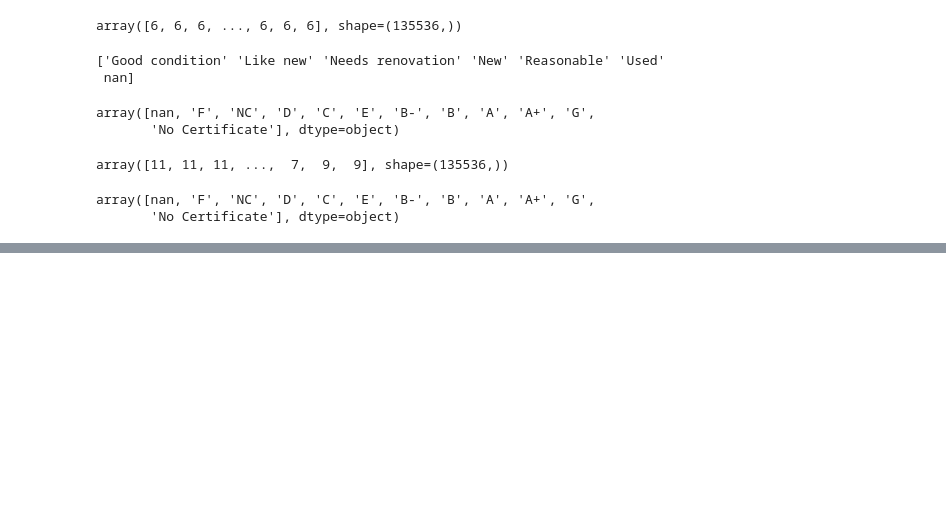
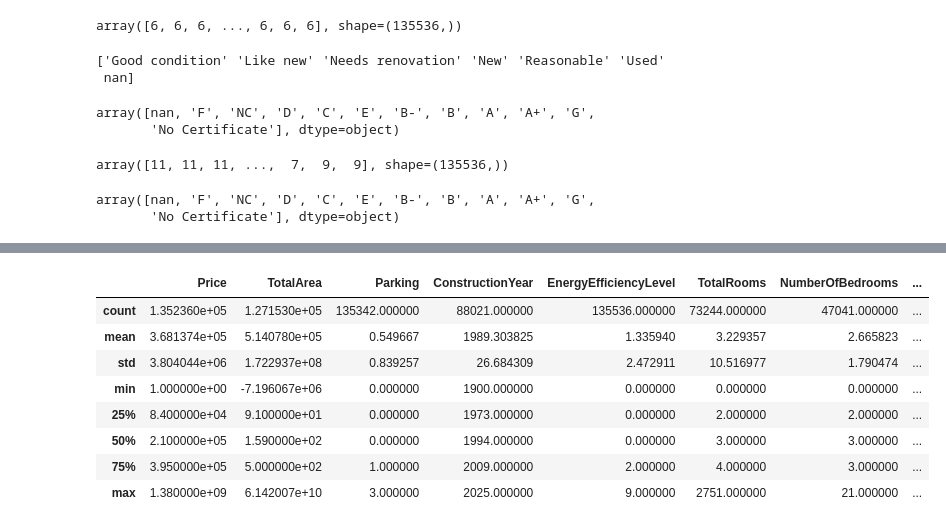
Before and after one commit to Mankz111/machine-learning-playground, a Jupyter notebook: model_train.ipynb, the cells around one changed output, grey strips where cells are left out. Saved outputs shown, nothing was run; the diff lists cells and outputs as text; code cells hidden in the pictures; blank space fills up the shorter version.

```diff
--- a/model_train.ipynb
+++ b/model_train.ipynb
@@ -170,0 +203,16 @@ array([nan, 'F', 'NC', 'D', 'C', 'E', 'B-', 'B', 'A', 'A+', 'G',
+# %%
+new_data["ConservationStatus"] = new_data["data_conserv_encoded"]
+# %%
+new_data.drop("data_conserv_encoded", axis=1, inplace=True)
+# %%
+new_data.describe()
+# %% [output]
+|  | Price | TotalArea | Parking | ConstructionYear | EnergyEfficiencyLevel | TotalRooms | NumberOfBedrooms | ... |
+| count | 1.352360e+05 | 1.271530e+05 | 135342.000000 | 88021.000000 | 135536.000000 | 73244.000000 | 47041.000000 | ... |
+| mean | 3.681374e+05 | 5.140780e+05 | 0.549667 | 1989.303825 | 1.335940 | 3.229357 | 2.665823 | ... |
+| std | 3.804044e+06 | 1.722937e+08 | 0.839257 | 26.684309 | 2.472911 | 10.516977 | 1.790474 | ... |
+| min | 1.000000e+00 | -7.196067e+06 | 0.000000 | 1900.000000 | 0.000000 | 0.000000 | 0.000000 | ... |
+| 25% | 8.400000e+04 | 9.100000e+01 | 0.000000 | 1973.000000 | 0.000000 | 2.000000 | 2.000000 | ... |
+| 50% | 2.100000e+05 | 1.590000e+02 | 0.000000 | 1994.000000 | 0.000000 | 3.000000 | 3.000000 | ... |
+| 75% | 3.950000e+05 | 5.000000e+02 | 1.000000 | 2009.000000 | 2.000000 | 4.000000 | 3.000000 | ... |
+| max | 1.380000e+09 | 6.142007e+10 | 3.000000 | 2025.000000 | 9.000000 | 2751.000000 | 21.000000 | ... |
```
Also changed, not shown: parts of 8 cells of this notebook.
